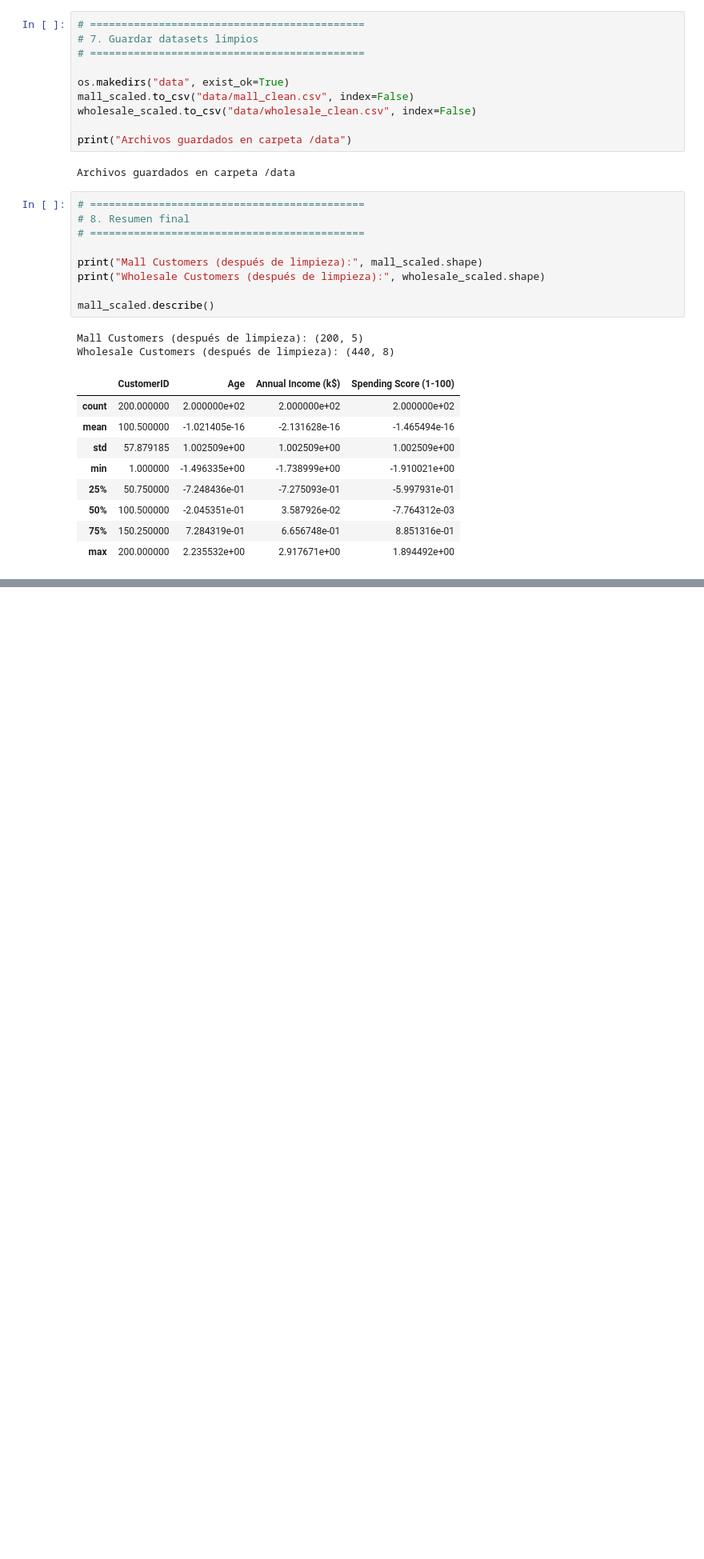
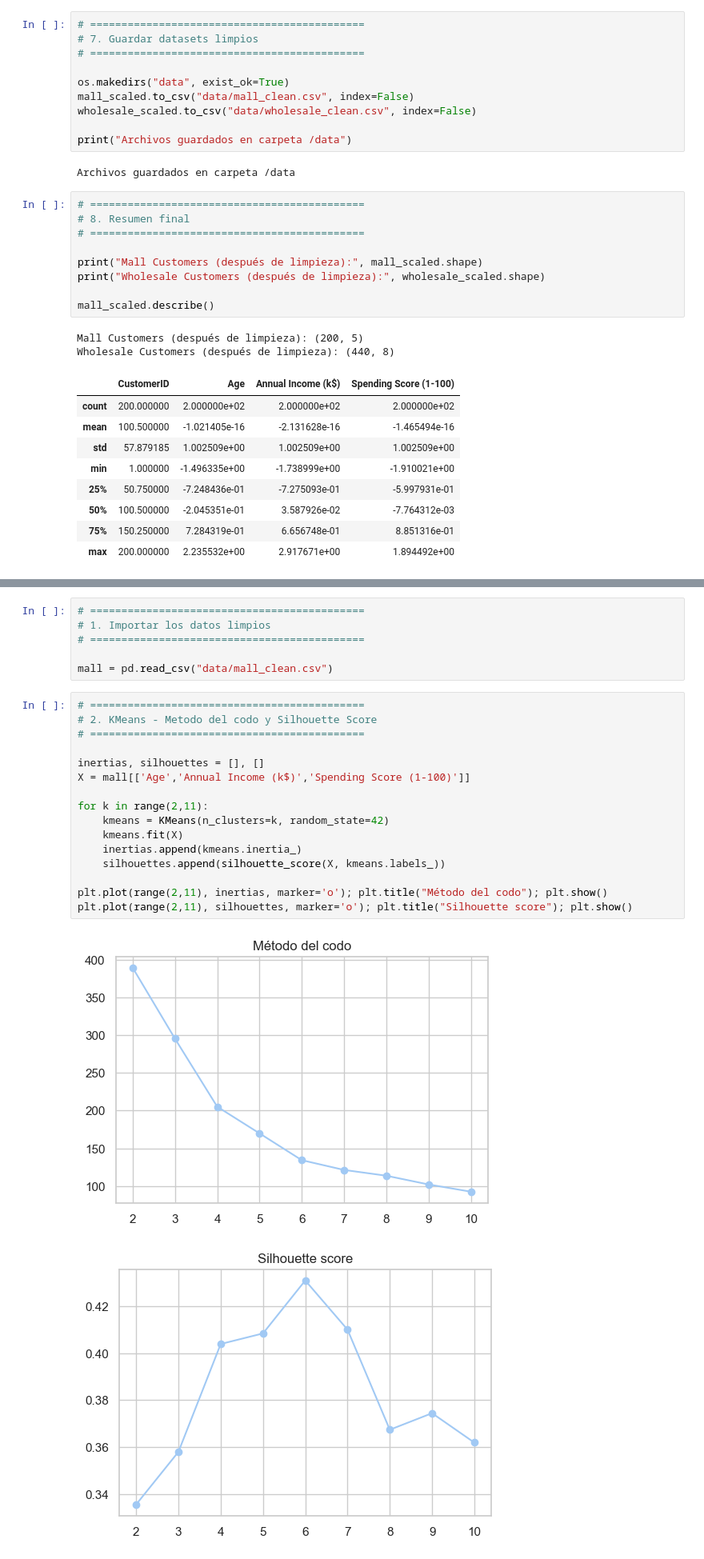
Before and after one commit to meeel29/Analisis-de-datos-, a Jupyter notebook: ActividadEvaluativa3/Parte1.ipynb, the cells around one changed output, grey strips where cells are left out. Shown at 80% size. Cells and saved outputs as stored; diff of their text form; blank space fills up the shorter version.

Commit message:
:sparkles: Feature: Clustering KMeans, DBSCAN, Hierarchy

```diff
--- a/ActividadEvaluativa3/Parte1.ipynb
+++ b/ActividadEvaluativa3/Parte1.ipynb
@@ -168,0 +182,25 @@ Wholesale Customers (después de limpieza): (440, 8)
+# %%
+# ============================================
+# 1. Importar los datos limpios
+# ============================================
+
+mall = pd.read_csv("data/mall_clean.csv")
+# %%
+# ============================================
+# 2. KMeans - Metodo del codo y Silhouette Score
+# ============================================
+
+inertias, silhouettes = [], []
+X = mall[['Age','Annual Income (k$)','Spending Score (1-100)']]
+
+for k in range(2,11):
+    kmeans = KMeans(n_clusters=k, random_state=42)
+    kmeans.fit(X)
+    inertias.append(kmeans.inertia_)
+    silhouettes.append(silhouette_score(X, kmeans.labels_))
+
+plt.plot(range(2,11), inertias, marker='o'); plt.title("Método del codo"); plt.show()
+plt.plot(range(2,11), silhouettes, marker='o'); plt.title("Silhouette score"); plt.show()
+# %% [output]
+[figure, added]
+[figure, added]
```
Also changed, not shown: parts of 26 cells of this notebook, 2 other files.
